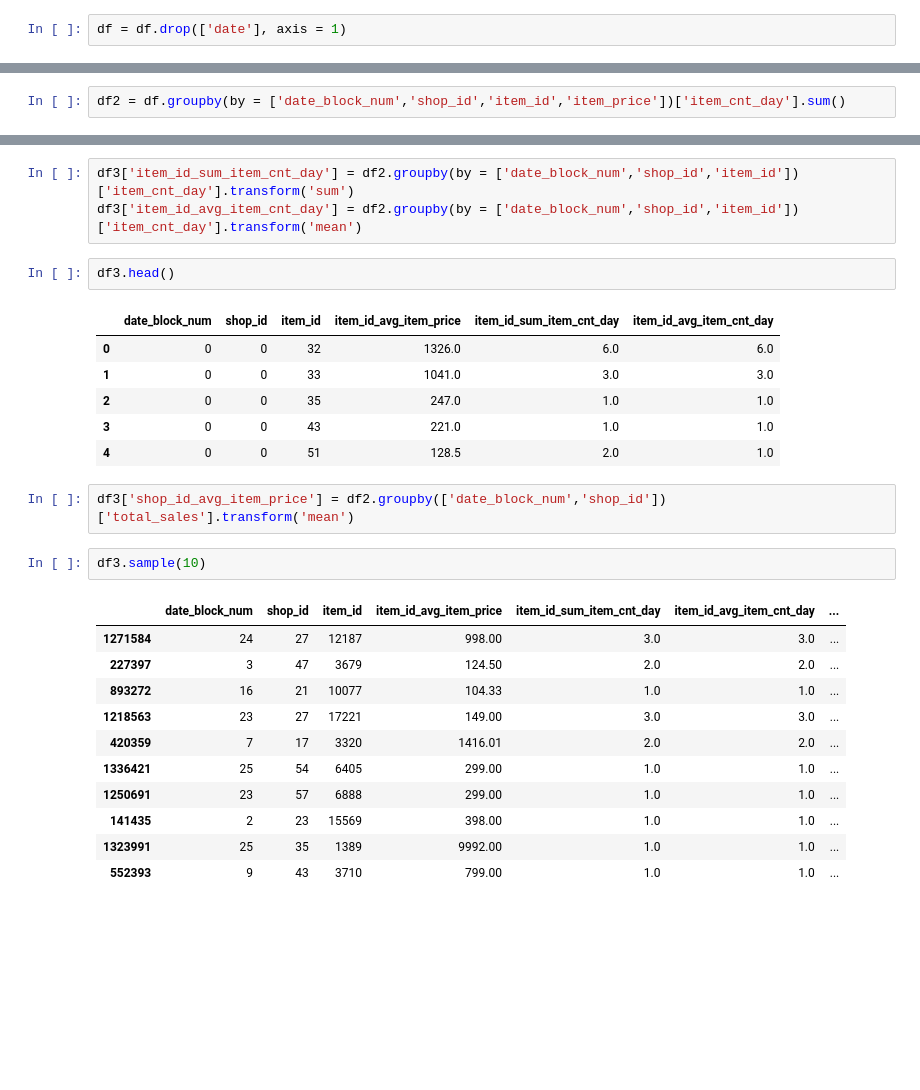
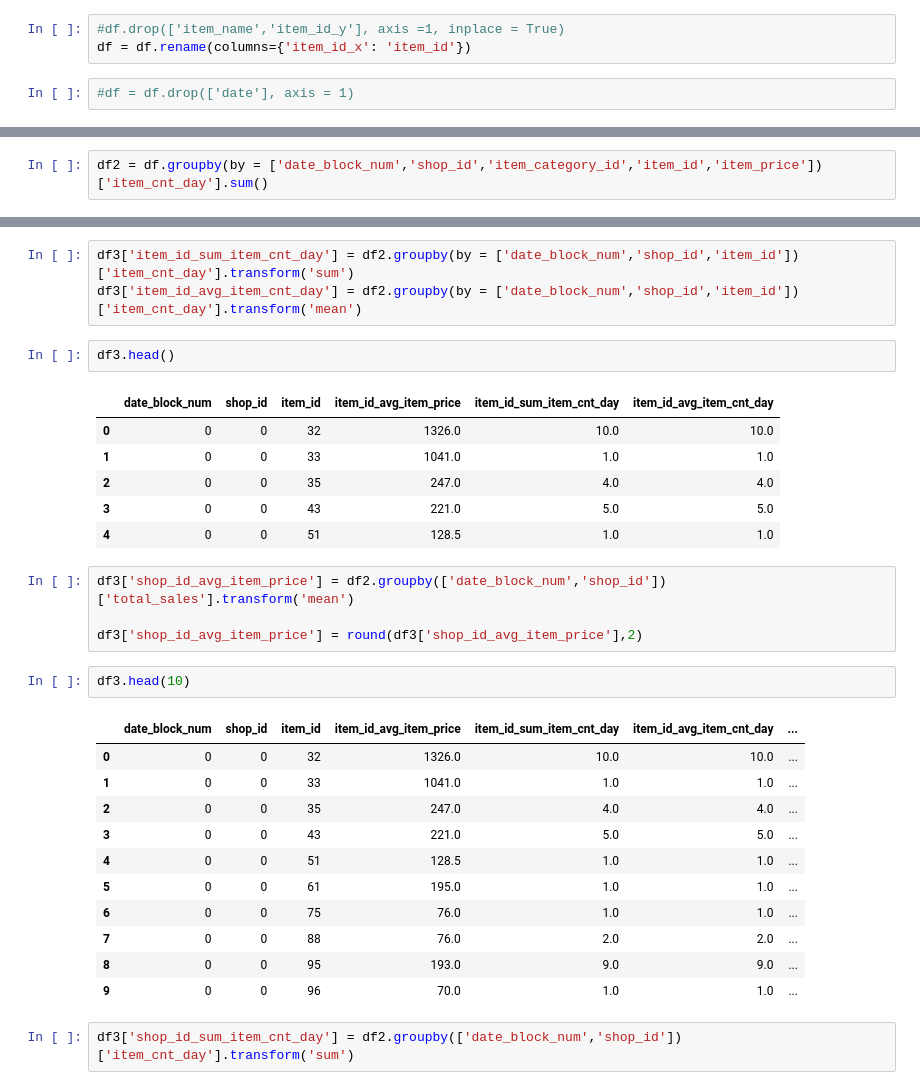
Before and after one commit to jguzman94/capstone-project, a Jupyter notebook: EDA_Progress.ipynb, the cells around one changed output, grey strips where cells are left out. Drawn from its saved outputs; the diff is of its cells as text; blank space fills up the shorter version.

```diff
--- a/EDA_Progress.ipynb
+++ b/EDA_Progress.ipynb
@@ -22,5 +33,8 @@ df = pd.read_csv('sales_train.csv')
+# %%
+#df.drop(['item_name','item_id_y'], axis =1, inplace = True)
+df = df.rename(columns={'item_id_x': 'item_id'})
 # %%
-df = df.drop(['date'], axis = 1)
+#df = df.drop(['date'], axis = 1)
 # %%
 df.head()
 # %% [output]
@@ -63,7 +79,7 @@ df = df[(df['item_cnt_day']<1000) & (df['item_cnt_day']>=0)]
 #for f in plot_features:
 #   df.boxplot(f,f)
 # %%
-df2 = df.groupby(by = ['date_block_num','shop_id','item_id','item_price'])['item_cnt_day'].sum()
+df2 = df.groupby(by = ['date_block_num','shop_id','item_category_id','item_id','item_price'])['item_cnt_day'].sum()
 # %%
 df2 = df2.reset_index(drop=False)
 df2['total_sales'] = df2['item_price'] * df2['item_cnt_day']
@@ -117,24 +133,28 @@ df3['item_id_avg_item_cnt_day'] = df2.groupby(by = ['date_block_num','shop_id','
 df3.head()
 # %% [output]
 |  | date_block_num | shop_id | item_id | item_id_avg_item_price | item_id_sum_item_cnt_day | item_id_avg_item_cnt_day |
-| 0 | 0 | 0 | 32 | 1326.0 | 6.0 | 6.0 |
-| 1 | 0 | 0 | 33 | 1041.0 | 3.0 | 3.0 |
-| 2 | 0 | 0 | 35 | 247.0 | 1.0 | 1.0 |
-| 3 | 0 | 0 | 43 | 221.0 | 1.0 | 1.0 |
-| 4 | 0 | 0 | 51 | 128.5 | 2.0 | 1.0 |
+| 0 | 0 | 0 | 32 | 1326.0 | 10.0 | 10.0 |
+| 1 | 0 | 0 | 33 | 1041.0 | 1.0 | 1.0 |
+| 2 | 0 | 0 | 35 | 247.0 | 4.0 | 4.0 |
+| 3 | 0 | 0 | 43 | 221.0 | 5.0 | 5.0 |
+| 4 | 0 | 0 | 51 | 128.5 | 1.0 | 1.0 |
 # %%
 df3['shop_id_avg_item_price'] = df2.groupby(['date_block_num','shop_id'])['total_sales'].transform('mean')
+
+df3['shop_id_avg_item_price'] = round(df3['shop_id_avg_item_price'],2)
 # %%
-df3.sample(10)
+df3.head(10)
 # %% [output]
 |  | date_block_num | shop_id | item_id | item_id_avg_item_price | item_id_sum_item_cnt_day | item_id_avg_item_cnt_day | ... |
-| 1271584 | 24 | 27 | 12187 | 998.00 | 3.0 | 3.0 | ... |
-| 227397 | 3 | 47 | 3679 | 124.50 | 2.0 | 2.0 | ... |
-| 893272 | 16 | 21 | 10077 | 104.33 | 1.0 | 1.0 | ... |
-| 1218563 | 23 | 27 | 17221 | 149.00 | 3.0 | 3.0 | ... |
-| 420359 | 7 | 17 | 3320 | 1416.01 | 2.0 | 2.0 | ... |
-| 1336421 | 25 | 54 | 6405 | 299.00 | 1.0 | 1.0 | ... |
-| 1250691 | 23 | 57 | 6888 | 299.00 | 1.0 | 1.0 | ... |
-| 141435 | 2 | 23 | 15569 | 398.00 | 1.0 | 1.0 | ... |
-| 1323991 | 25 | 35 | 1389 | 9992.00 | 1.0 | 1.0 | ... |
-| 552393 | 9 | 43 | 3710 | 799.00 | 1.0 | 1.0 | ... |
+| 0 | 0 | 0 | 32 | 1326.0 | 10.0 | 10.0 | ... |
+| 1 | 0 | 0 | 33 | 1041.0 | 1.0 | 1.0 | ... |
+| 2 | 0 | 0 | 35 | 247.0 | 4.0 | 4.0 | ... |
+| 3 | 0 | 0 | 43 | 221.0 | 5.0 | 5.0 | ... |
+| 4 | 0 | 0 | 51 | 128.5 | 1.0 | 1.0 | ... |
+| 5 | 0 | 0 | 61 | 195.0 | 1.0 | 1.0 | ... |
+| 6 | 0 | 0 | 75 | 76.0 | 1.0 | 1.0 | ... |
+| 7 | 0 | 0 | 88 | 76.0 | 2.0 | 2.0 | ... |
+| 8 | 0 | 0 | 95 | 193.0 | 9.0 | 9.0 | ... |
+| 9 | 0 | 0 | 96 | 70.0 | 1.0 | 1.0 | ... |
+# %%
+df3['shop_id_sum_item_cnt_day'] = df2.groupby(['date_block_num','shop_id'])['item_cnt_day'].transform('sum')
```
Also changed, not shown: parts of 12 cells of this notebook.
